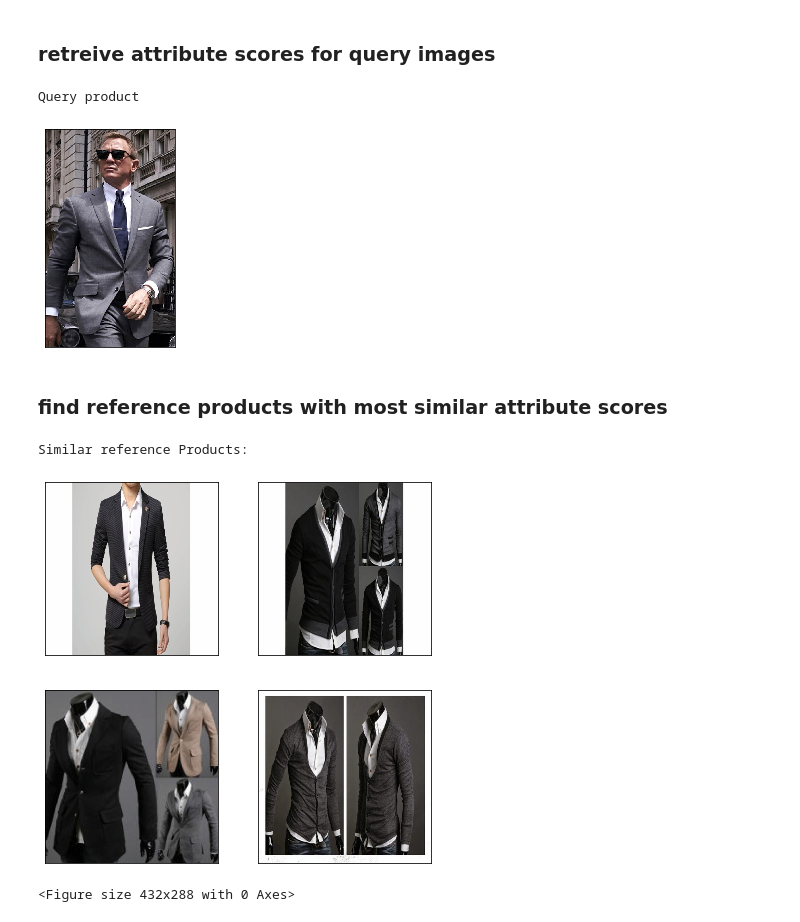
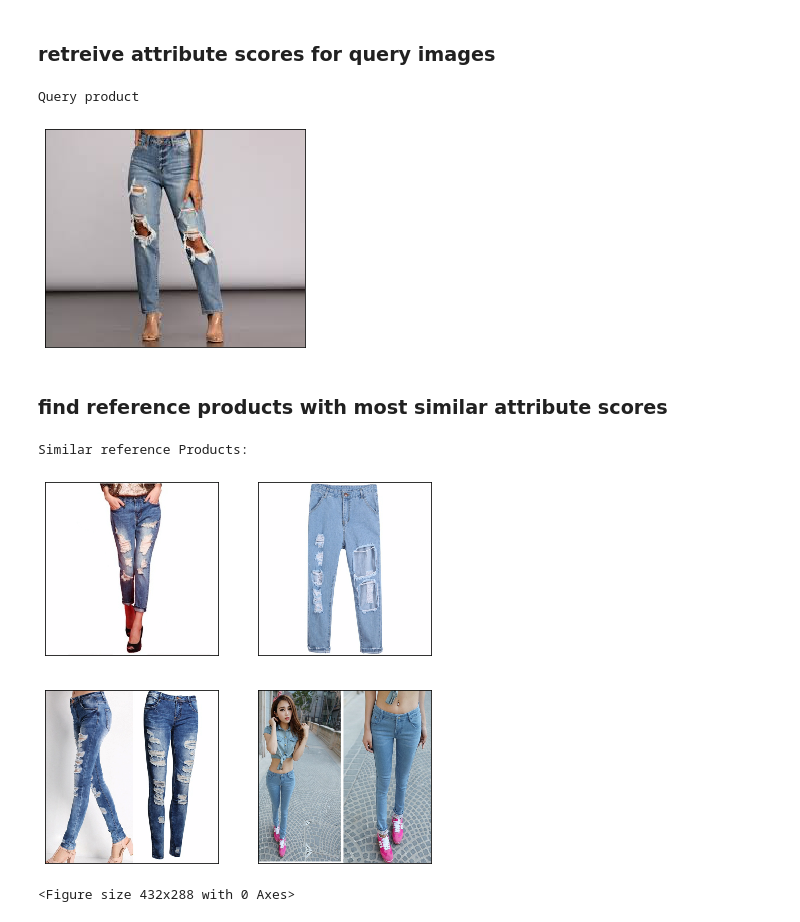
Before and after one commit to malteprinzler/VisualFashionAttributePrediction, a Jupyter notebook: notebooks/product_matching.ipynb, the cells around one changed output. Cells and saved outputs as stored; diff of their text form; code cells hidden in the pictures.

```diff
--- a/notebooks/product_matching.ipynb
+++ b/notebooks/product_matching.ipynb
@@ -55,15 +55,15 @@ ref_attr_scores = torch.load("ref_attr_scores.pth")
 ### retreive attribute scores for query images
 # %%
 # load query image
-query_img_path = "../MISC/sample_query_image.png"
-query_img_pil = Image.open(sample_img_path).convert("RGB")
+query_img_path = "../MISC/jeans.jpg"
+query_img_pil = Image.open(query_img_path).convert("RGB")
 print("Query product")
 plt.imshow(query_img_pil)
 plt.gca().tick_params(left=False, bottom=False, labelleft=False, labelbottom=False)
 plt.show()
 # %% [output]
 Query product
-[figure, old version]
+[figure, new version]
 # %%
 # retreive similar products
 pred_attr_scores = model(ds.trafo_pil2tensor(query_img_pil).unsqueeze(0).to(device))[0].cpu()
@@ -80,10 +80,10 @@ for i, ref_idx in enumerate(closest_4):
     img_pil = ds.trafo_tensor2pil(img_tensor)
     axes.flatten()[i].imshow(img_pil)
     axes.flatten()[i].tick_params(left=False, bottom=False, labelleft=False, labelbottom=False)
-plt.savefig("matches.png")
+plt.savefig("../MISC/matches.png")
 plt.show()
 plt.tight_layout()
 # %% [output]
 Similar reference Products:
-[figure, old version]
+[figure, new version]
 <Figure size 432x288 with 0 Axes>
```
Also changed, not shown: parts of 2 cells of this notebook, 4 other files.
